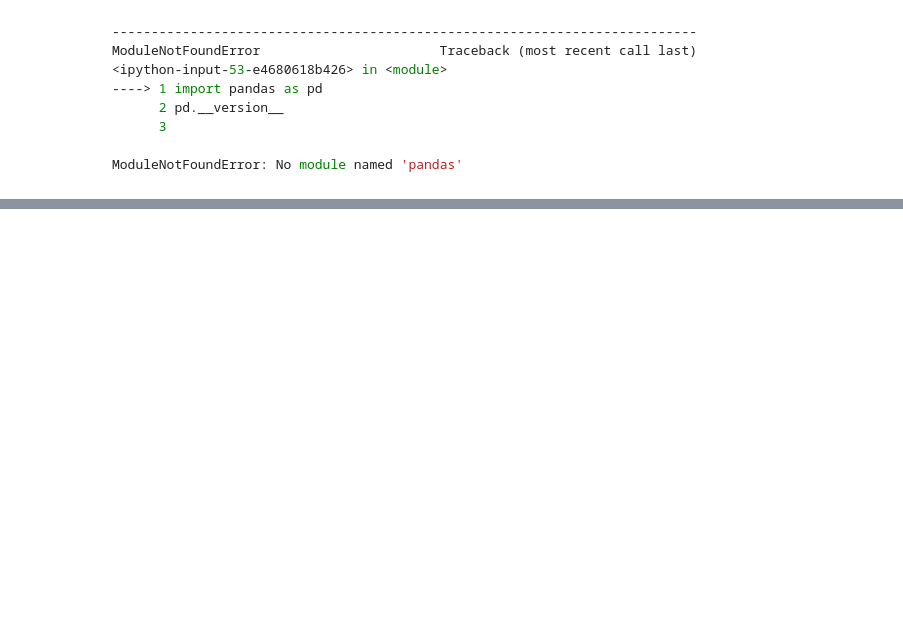
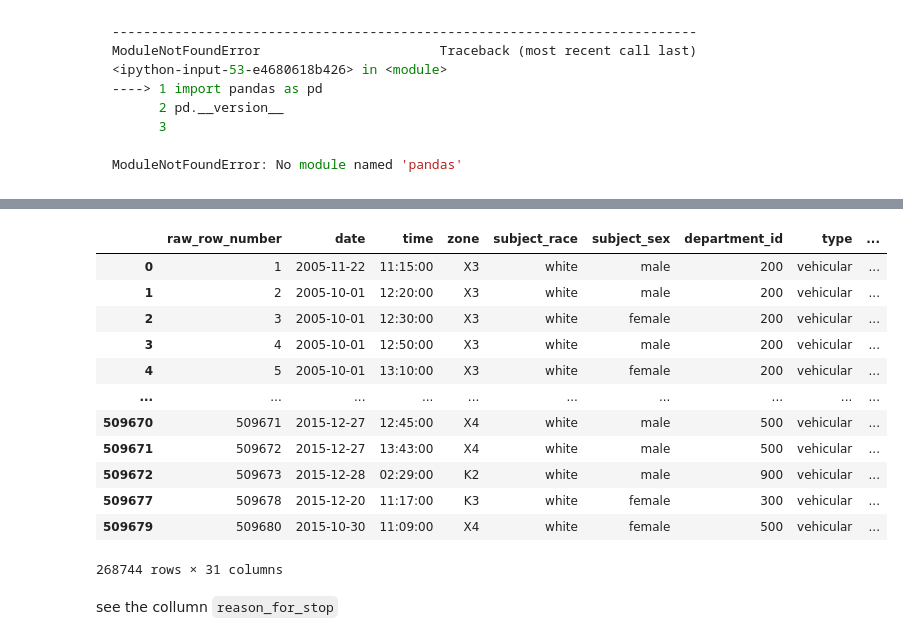
Before and after one commit to pablohe/iup-python-tutorial, a Jupyter notebook: iup.ipynb, the cells around one changed output, grey strips where cells are left out. Drawn from its saved outputs; the diff is of its cells as text; code cells hidden in the pictures; blank space fills up the shorter version.

```diff
--- a/iup.ipynb
+++ b/iup.ipynb
@@ -262,0 +273,3 @@ AttributeError: 'builtin_function_or_method' object has no attribute '__version_
+# %%
+# ri stands for San Diego
+ri = pd.read_csv('ri_statewide_2020_04_01.csv', low_memory=False)
@@ -262,0 +362,19 @@ AttributeError: 'builtin_function_or_method' object has no attribute '__version_
+# %%
+# apply over the data frame
+ri[ri.reason_for_stop == 'Speeding']
+# %% [output]
+|  | raw_row_number | date | time | zone | subject_race | subject_sex | department_id | type | ... |
+| 0 | 1 | 2005-11-22 | 11:15:00 | X3 | white | male | 200 | vehicular | ... |
+| 1 | 2 | 2005-10-01 | 12:20:00 | X3 | white | male | 200 | vehicular | ... |
+| 2 | 3 | 2005-10-01 | 12:30:00 | X3 | white | female | 200 | vehicular | ... |
+| 3 | 4 | 2005-10-01 | 12:50:00 | X3 | white | male | 200 | vehicular | ... |
+| 4 | 5 | 2005-10-01 | 13:10:00 | X3 | white | female | 200 | vehicular | ... |
+| ... | ... | ... | ... | ... | ... | ... | ... | ... | ... |
+| 509670 | 509671 | 2015-12-27 | 12:45:00 | X4 | white | male | 500 | vehicular | ... |
+| 509671 | 509672 | 2015-12-27 | 13:43:00 | X4 | white | male | 500 | vehicular | ... |
+| 509672 | 509673 | 2015-12-28 | 02:29:00 | K2 | white | male | 900 | vehicular | ... |
+| 509677 | 509678 | 2015-12-20 | 11:17:00 | K3 | white | female | 300 | vehicular | ... |
+| 509679 | 509680 | 2015-10-30 | 11:09:00 | X4 | white | female | 500 | vehicular | ... |
+268744 rows × 31 columns
+# %% [markdown]
+see the collumn `reason_for_stop`
```
Also changed, not shown: parts of 21 cells of this notebook.
